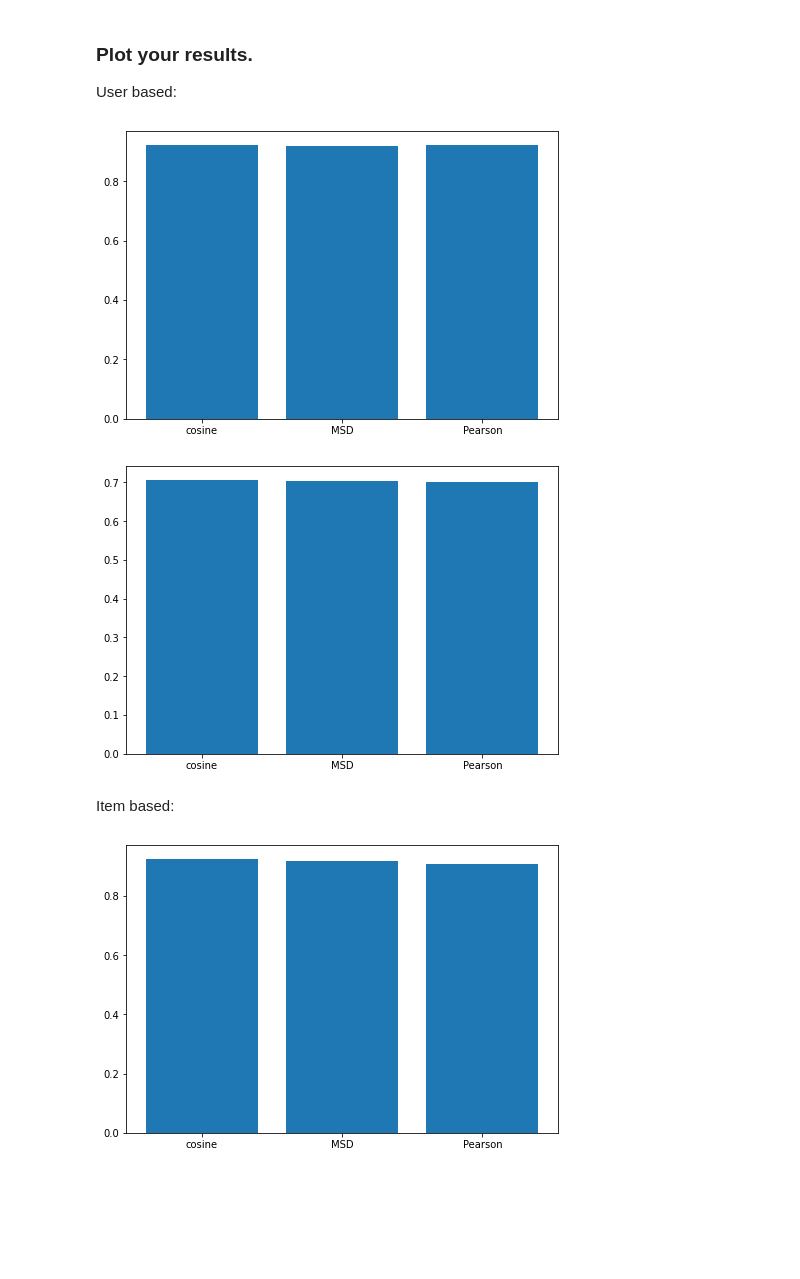
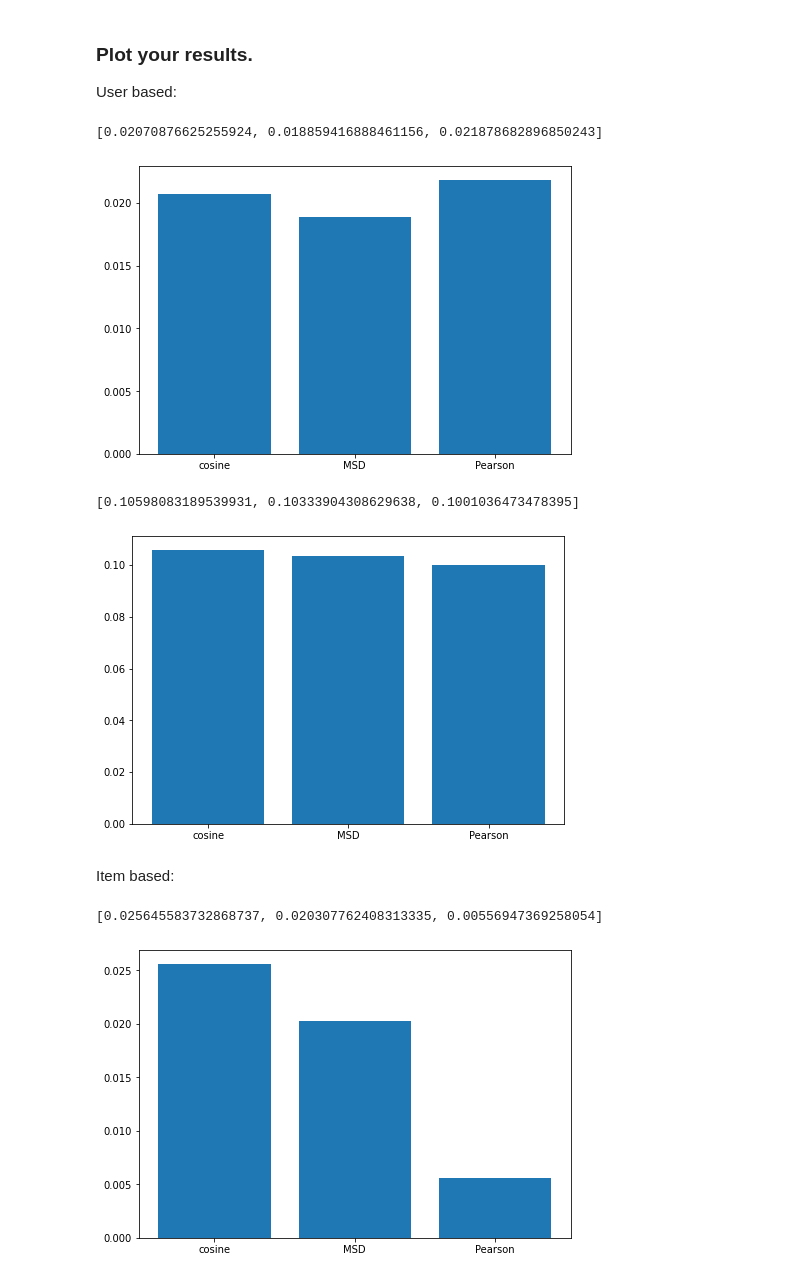
Before and after one commit to ayberkcorp/cap5610-machine_learning, a Jupyter notebook: hw6/code.ipynb, the cells around one changed output. Drawn from its saved outputs; the diff is of its cells as text; code cells hidden in the pictures; blank space fills up the shorter version.

```diff
--- a/hw6/code.ipynb
+++ b/hw6/code.ipynb
@@ -163,29 +163,35 @@ User based:
 import matplotlib.pyplot as plt
 
 # RMSE comparisons
+user_rmse_performance_means = [mean(user_results_cosine['test_rmse'])-0.9, mean(user_results_msd['test_rmse'])-0.9, mean(user_results_pearson['test_rmse'])-0.9];
+print(user_rmse_performance_means)
 fig = plt.figure()
 ax = fig.add_axes([0, 0, 1, 1])
-ax.bar(['cosine', 'MSD', 'Pearson'],
-       [mean(user_results_cosine['test_rmse']), mean(user_results_msd['test_rmse']), mean(user_results_pearson['test_rmse'])]);
+ax.bar(['cosine', 'MSD', 'Pearson'], user_rmse_performance_means);
 # %% [output]
+[0.02070876625255924, 0.018859416888461156, 0.021878682896850243]
-[figure, old version]
+[figure, new version]
 # %%
 # MAE comparisons
+user_mae_performance_means = [mean(user_results_cosine['test_mae'])-0.6, mean(user_results_msd['test_mae'])-0.6, mean(user_results_pearson['test_mae'])-0.6];
+print(user_mae_performance_means)
 fig = plt.figure()
 ax = fig.add_axes([0, 0, 1, 1])
-ax.bar(['cosine', 'MSD', 'Pearson'],
-       [mean(user_results_cosine['test_mae']), mean(user_results_msd['test_mae']), mean(user_results_pearson['test_mae'])]);
+ax.bar(['cosine', 'MSD', 'Pearson'], user_mae_performance_means);
 # %% [output]
+[0.10598083189539931, 0.10333904308629638, 0.1001036473478395]
-[figure, old version]
+[figure, new version]
 # %% [markdown]
 Item based:
 # %%
 # RMSE comparisons
+item_rmse_performance_means = [mean(item_results_cosine['test_rmse'])-0.9, mean(item_results_msd['test_rmse'])-0.9, mean(item_results_pearson['test_rmse'])-0.9];
+print(item_rmse_performance_means)
 fig = plt.figure()
 ax = fig.add_axes([0, 0, 1, 1])
-ax.bar(['cosine', 'MSD', 'Pearson'],
-       [mean(item_results_cosine['test_rmse']), mean(item_results_msd['test_rmse']), mean(item_results_pearson['test_rmse'])]);
+ax.bar(['cosine', 'MSD', 'Pearson'], item_rmse_performance_means);
 # %% [output]
+[0.025645583732868737, 0.020307762408313335, 0.00556947369258054]
-[figure, old version]
+[figure, new version]
 # %%
 # MAE comparisons
```
Also changed, not shown: parts of 14 cells of this notebook.
